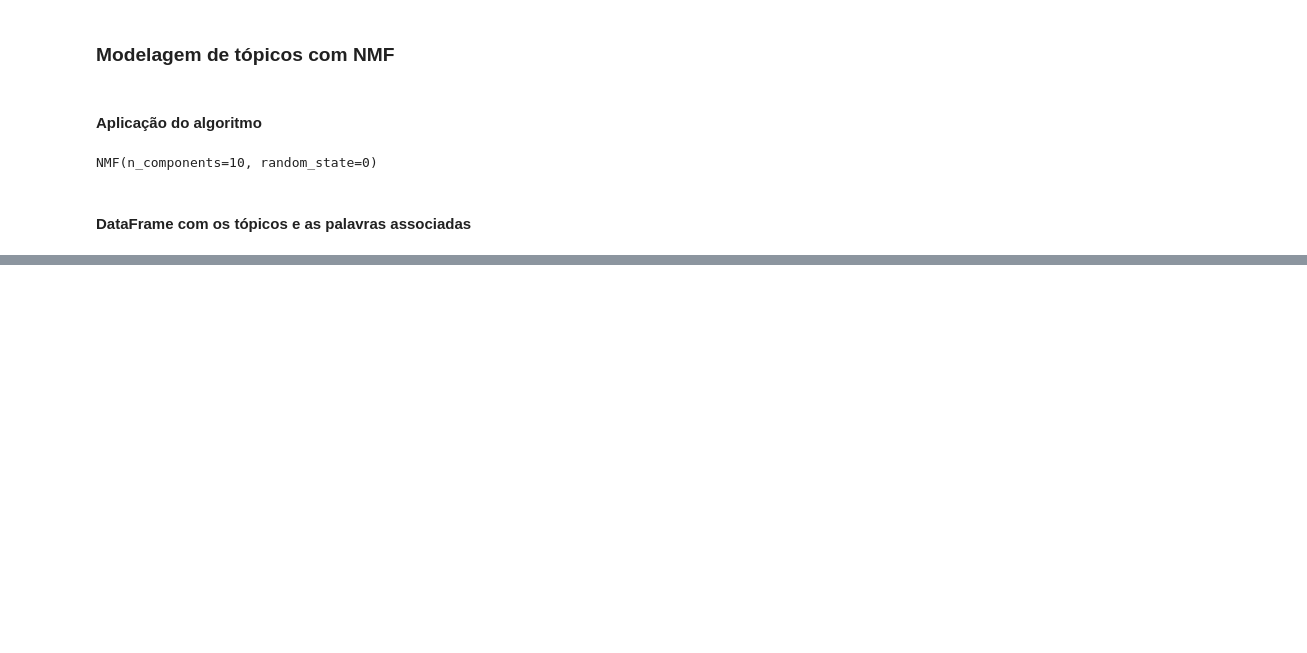
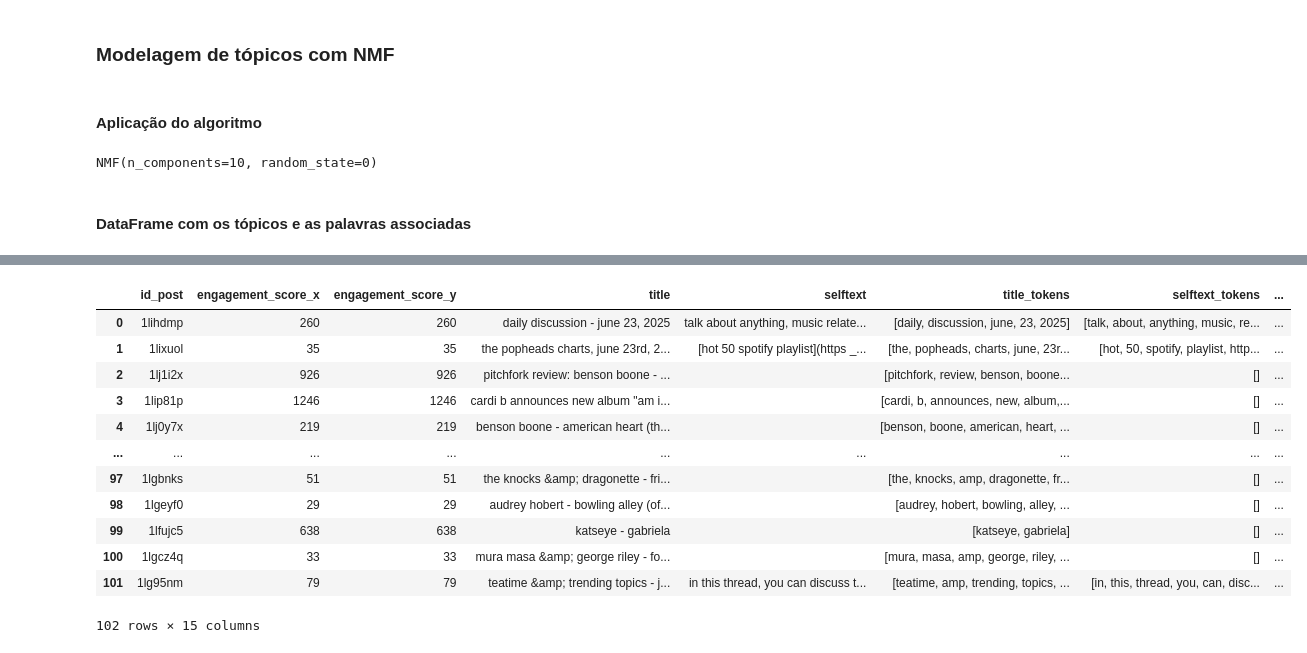
Before and after one commit to Isabelle-Matos/Mineracao_Redes, a Jupyter notebook: trabalho3/reddit.ipynb, the cells around one changed output, grey strips where cells are left out. Saved outputs shown, nothing was run; the diff lists cells and outputs as text; code cells hidden in the pictures; blank space fills up the shorter version.

```diff
--- a/trabalho3/reddit.ipynb
+++ b/trabalho3/reddit.ipynb
@@ -368,0 +382,16 @@ df_topicos
+# %%
+df_text_processing
+# %% [output]
+|  | id_post | engagement_score_x | engagement_score_y | title | selftext | title_tokens | selftext_tokens | ... |
+| 0 | 1lihdmp | 260 | 260 | daily discussion - june 23, 2025 | talk about anything, music relate... | [daily, discussion, june, 23, 2025] | [talk, about, anything, music, re... | ... |
+| 1 | 1lixuol | 35 | 35 | the popheads charts, june 23rd, 2... | [hot 50 spotify playlist](https _... | [the, popheads, charts, june, 23r... | [hot, 50, spotify, playlist, http... | ... |
+| 2 | 1lj1i2x | 926 | 926 | pitchfork review: benson boone - ... |  | [pitchfork, review, benson, boone... | [] | ... |
+| 3 | 1lip81p | 1246 | 1246 | cardi b announces new album "am i... |  | [cardi, b, announces, new, album,... | [] | ... |
+| 4 | 1lj0y7x | 219 | 219 | benson boone - american heart (th... |  | [benson, boone, american, heart, ... | [] | ... |
+| ... | ... | ... | ... | ... | ... | ... | ... | ... |
+| 97 | 1lgbnks | 51 | 51 | the knocks &amp; dragonette - fri... |  | [the, knocks, amp, dragonette, fr... | [] | ... |
+| 98 | 1lgeyf0 | 29 | 29 | audrey hobert - bowling alley (of... |  | [audrey, hobert, bowling, alley, ... | [] | ... |
+| 99 | 1lfujc5 | 638 | 638 | katseye - gabriela |  | [katseye, gabriela] | [] | ... |
+| 100 | 1lgcz4q | 33 | 33 | mura masa &amp; george riley - fo... |  | [mura, masa, amp, george, riley, ... | [] | ... |
+| 101 | 1lg95nm | 79 | 79 | teatime &amp; trending topics - j... | in this thread, you can discuss t... | [teatime, amp, trending, topics, ... | [in, this, thread, you, can, disc... | ... |
+102 rows × 15 columns
```
Also changed, not shown: parts of 12 cells of this notebook.
